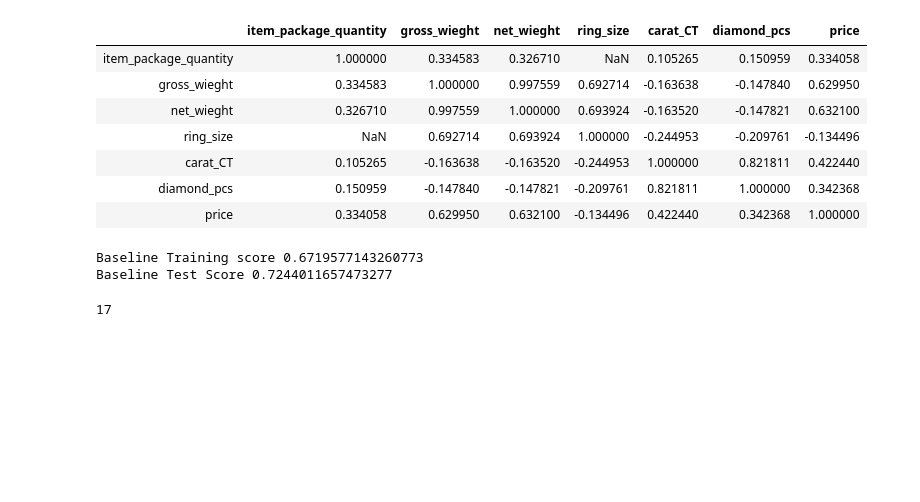
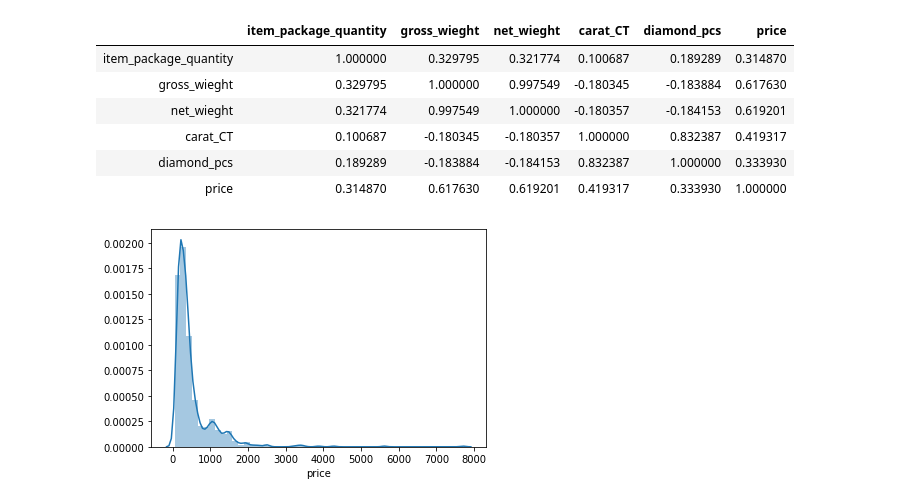
Before and after one commit to reemalmuqbil/predict-jewelry-price, a Jupyter notebook: EDA.ipynb, the cells around one changed output. Cells and saved outputs as stored; diff of their text form; code cells hidden in the pictures; blank space fills up the shorter version.

```diff
--- a/EDA.ipynb
+++ b/EDA.ipynb
@@ -19 +67,12 @@ EDA = pickle.load(pickle_in)
+# %%
+target = dataset.loc[:, dataset.columns == 'price']
+features = dataset.loc[:, dataset.columns != 'price']
+# %%
+features_train, features_test, target_train, target_test = train_test_split(features,target, test_size=0.2, random_state=42, )
+# %%
+#baseline features
+bl_features = features_train.loc[:, ['item_package_quantity','gross_wieght', 'net_wieght',  'carat_CT', 'diamond_pcs']]
+bl_train_dataset = pd.merge(bl_features, target_train, on= bl_features.index)
+# %%
+bl_train_dataset.drop(columns = ['key_0'], inplace = True)
 # %%
@@ -32,11 +91,10 @@ plt.ylim(7,-0.7)
 # %%
-EDA.corr()
+bl_train_dataset.corr()
 # %% [output]
-|  | item_package_quantity | gross_wieght | net_wieght | ring_size | carat_CT | diamond_pcs | price |
-| item_package_quantity | 1.000000 | 0.334583 | 0.326710 | NaN | 0.105265 | 0.150959 | 0.334058 |
-| gross_wieght | 0.334583 | 1.000000 | 0.997559 | 0.692714 | -0.163638 | -0.147840 | 0.629950 |
-| net_wieght | 0.326710 | 0.997559 | 1.000000 | 0.693924 | -0.163520 | -0.147821 | 0.632100 |
-| ring_size | NaN | 0.692714 | 0.693924 | 1.000000 | -0.244953 | -0.209761 | -0.134496 |
-| carat_CT | 0.105265 | -0.163638 | -0.163520 | -0.244953 | 1.000000 | 0.821811 | 0.422440 |
-| diamond_pcs | 0.150959 | -0.147840 | -0.147821 | -0.209761 | 0.821811 | 1.000000 | 0.342368 |
-| price | 0.334058 | 0.629950 | 0.632100 | -0.134496 | 0.422440 | 0.342368 | 1.000000 |
+|  | item_package_quantity | gross_wieght | net_wieght | carat_CT | diamond_pcs | price |
+| item_package_quantity | 1.000000 | 0.329795 | 0.321774 | 0.100687 | 0.189289 | 0.314870 |
+| gross_wieght | 0.329795 | 1.000000 | 0.997549 | -0.180345 | -0.183884 | 0.617630 |
+| net_wieght | 0.321774 | 0.997549 | 1.000000 | -0.180357 | -0.184153 | 0.619201 |
+| carat_CT | 0.100687 | -0.180345 | -0.180357 | 1.000000 | 0.832387 | 0.419317 |
+| diamond_pcs | 0.189289 | -0.183884 | -0.184153 | 0.832387 | 1.000000 | 0.333930 |
+| price | 0.314870 | 0.617630 | 0.619201 | 0.419317 | 0.333930 | 1.000000 |
@@ -47,13 +100,0 @@ features = EDA.loc[:, ['item_package_quantity', 'gross_wieght', 'net_wieght',  '
-# %%
-#Spliting for the baseline
-features_train, features_test, target_train, target_test = train_test_split(features,target, test_size=0.2, random_state=42)
-features_train2, features_val, target_train2, target_val = train_test_split(features_train, target_train, test_size=.25, random_state=42)
-
-baseline = LinearRegression()
-baseline.fit(features_train,target_train)
-
-print("Baseline Training score", baseline.score(features_train,target_train))
-print("Baseline Test Score", baseline.score(features_test,target_test))
-# %% [output]
-Baseline Training score 0.6719577143260773
-Baseline Test Score 0.7244011657473277
@@ -63,4 +101,6 @@ engineered_dataset = pickle.load(pickle_in)
-# %%
-len(engineered_dataset.columns)
-# %% [output]
-17
+# %%
+target_dist_bl= sns.distplot(bl_train_dataset['price'])
+figure = target_dist_bl.get_figure()
+figure.savefig('target_dist_bl.png', dpi=400)
+# %% [output]
+[figure, added]
```
Also changed, not shown: parts of 68 cells of this notebook, 10 other files.
